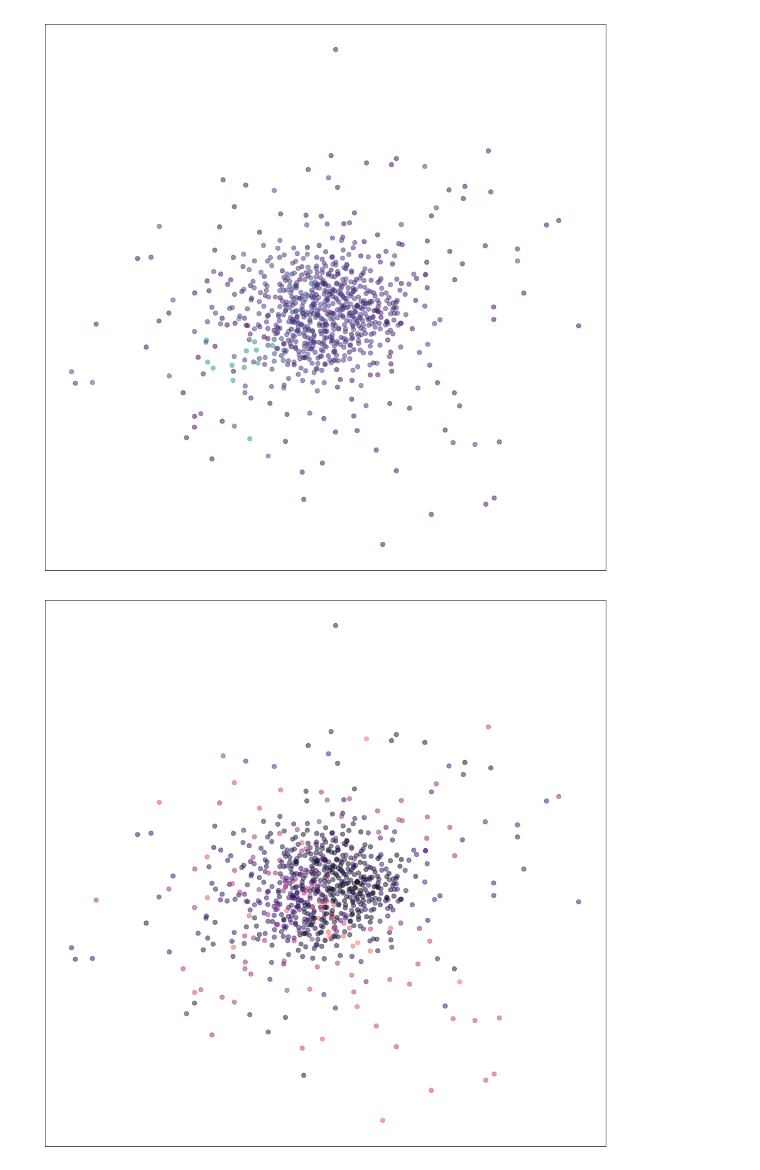
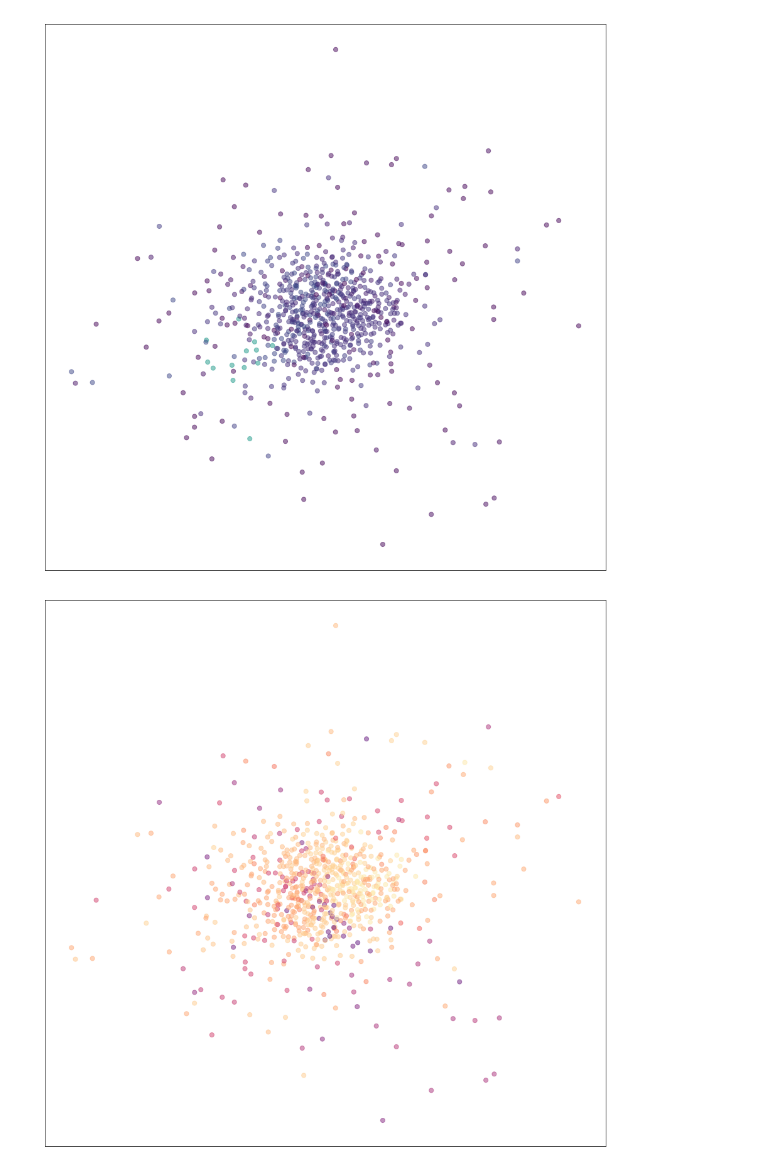
Before and after one commit to ajgates42/NetSci-X2020-Communities, a Jupyter notebook: NetSciX2020_HowToFindNetworkCommunitiesAndWhatToDoWithThem.ipynb, the cells around one changed output. Drawn from its saved outputs; the diff is of its cells as text; code cells hidden in the pictures.

Commit message:
fix node frustration

```diff
--- a/NetSciX2020_HowToFindNetworkCommunitiesAndWhatToDoWithThem.ipynb
+++ b/NetSciX2020_HowToFindNetworkCommunitiesAndWhatToDoWithThem.ipynb
@@ -331,21 +331,21 @@ plt.show()
 # %%
 # or we can see where the greast frustration is on the nodes
 
 node_frustration = np.zeros(len(facebook_graph))
 for isample, jsample in itertools.combinations(range(nsamples), 2):
     ec, relabel = sim.element_sim_elscore(detected_communities_list[isample], detected_communities_list[jsample])
     node_frustration += ec
-node_frustration = node_frustration/float(nsamples * (nsamples - 1)/2.0)
+node_frustration = 1.0 - node_frustration/float(nsamples * (nsamples - 1)/2.0)
 
 
 
 fig, ax = plt.subplots(1,1, figsize=(16,16))
 
 nx.draw_networkx_nodes(facebook_graph, facebook_pos, node_size = 50, alpha=0.5,
                                cmap = 'magma_r', vmax = 1, vmin=0.,
                                     node_color = node_frustration, ax=ax)
 
 
 plt.show()
 # %% [output]
-[figure, old version]
+[figure, new version]
```
